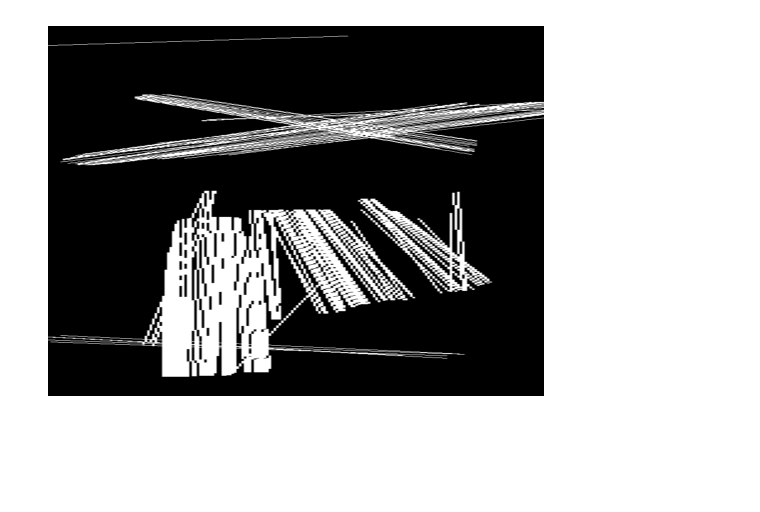
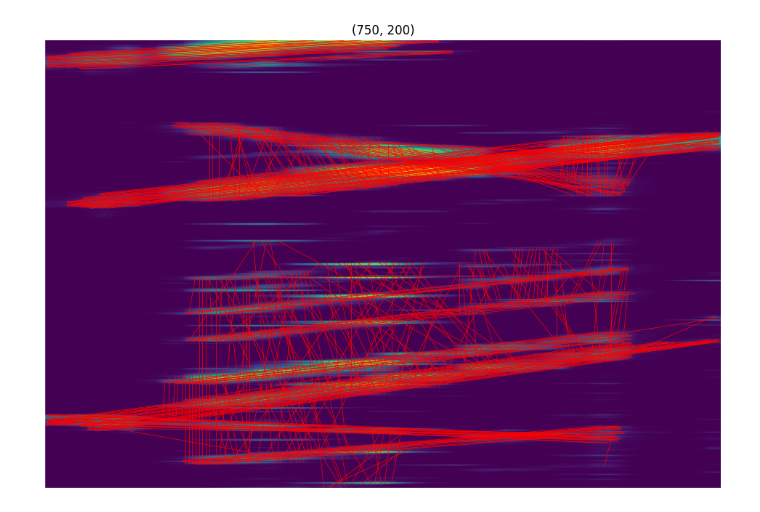
Before and after one commit to csuchorski/object_detection_DAS, a Jupyter notebook: notebook.ipynb, the cells around one changed output. Drawn from its saved outputs; the diff is of its cells as text; code cells hidden in the pictures; blank space fills up the shorter version.

Commit message:
merging lines, filtering, plotting

```diff
--- a/notebook.ipynb
+++ b/notebook.ipynb
@@ -182,7 +182,7 @@ def filter_df_band(df, low, high, dt, order=4):
 col_id = 25
 
 # bands = [(40, 60), (75, 90), (100, 110),(160, 190)]
-bands=[(80, 120),(160, 190)]
+bands=[(80, 120),(160, 190), (198,215)]
 # base_df -= base_df.mean()
 # base_df = np.abs(base_df)
 filtered_df = filter_df_combine_bands(base_df, bands, dt)
@@ -307,6 +273,23 @@ lines = cv2.HoughLinesP(
     minLineLength=120,  # minimum length of line (in pixels)
     maxLineGap=25    # maximum allowed gap between line segments to treat them as one line
 )
+lines2 = cv2.HoughLinesP(
+    edges,           # edge image
+    rho=1,           # distance resolution in pixels
+    theta=np.pi/180,  # angle resolution in radians
+    threshold=30,    # minimum number of intersecting points to detect a line
+    minLineLength=60,  # minimum length of line (in pixels)
+    maxLineGap=50    # maximum allowed gap between line segments to treat them as one line
+)
 
-edges.shape
+
+merged_lines = []
+
+if lines is not None:
+    merged_lines.extend(lines.reshape(-1, 4))
+if lines2 is not None:
+    merged_lines.extend(lines2.reshape(-1, 4))
+
+merged_lines = np.array(merged_lines)
+merged_lines.shape
 # %% [output]
@@ -315,5 +354,6 @@ edges.shape
 # %%
-plt.imshow(edges, aspect='auto')
-plot_hough_linesP_on_black(lines, edges.shape)
+# plt.imshow(extended_lines, aspect='auto')
+plot_hough_linesP_on_black(pp_dfs[1].to_numpy(),merged_lines, edges.shape)
+# plot_hough_linesP_on_black(lines2, edges.shape)
 # %% [output]
-[figure, old version]
+[figure, new version]
```
Also changed, not shown: parts of 7 cells of this notebook.
